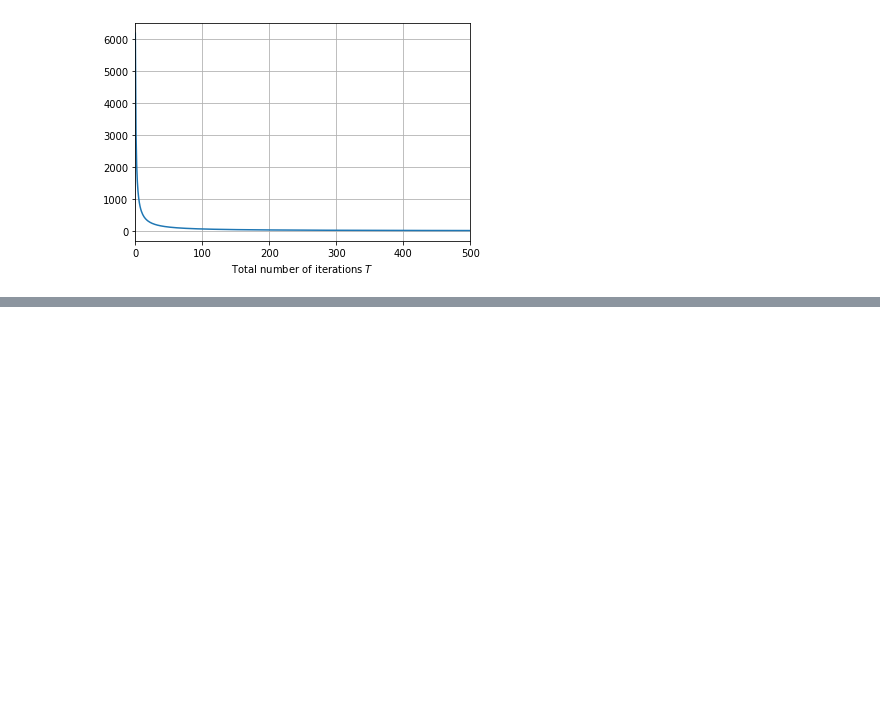
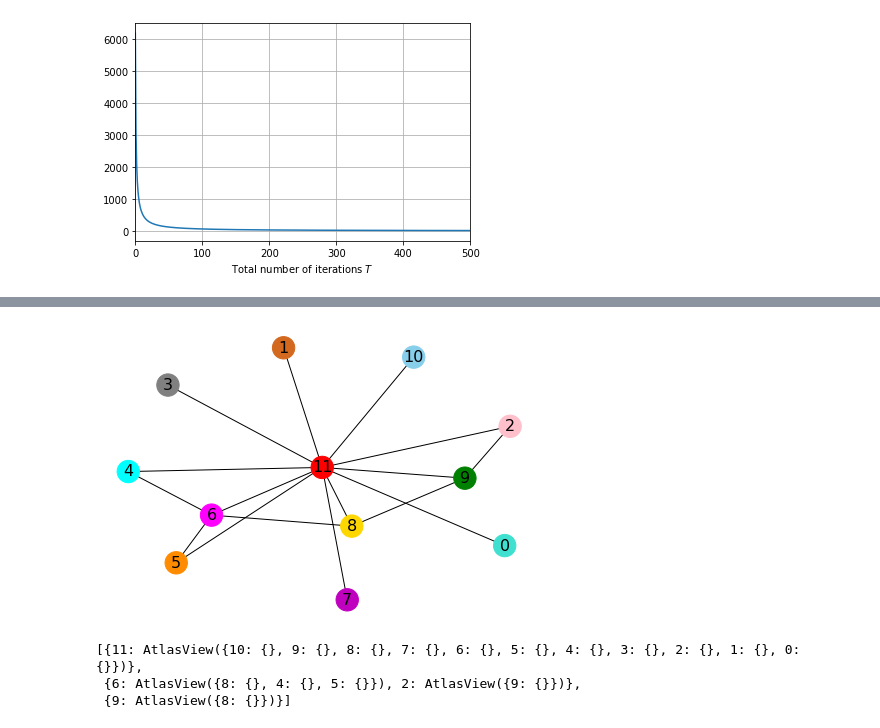
Before and after one commit to Fuzzy-Face/JSAC_FL, a Jupyter notebook: temp.ipynb, the cells around one changed output, grey strips where cells are left out. Cells and saved outputs as stored; diff of their text form; code cells hidden in the pictures; blank space fills up the shorter version.

Commit message:
add sequential scheduler

```diff
--- a/temp.ipynb
+++ b/temp.ipynb
@@ -237,0 +256,6 @@ Generate a partial Hadamard matrix $\boldsymbol{H} \in \{\pm 1\}^{m\times d}$
+# %%
+tilde_d = 2 ** 13
+H = hadamard(tilde_d)
+d = 7850
+m = int(d / 1)
+H_par = H[:m]
@@ -237,0 +265,8 @@ Generate a partial Hadamard matrix $\boldsymbol{H} \in \{\pm 1\}^{m\times d}$
+# %%
+n, p, tilde_d = 1, .5, 2 ** 13
+r = np.random.binomial(n, p, (tilde_d,))
+r[r == 0] = -1
+temp = [H_par[i,:] * r for i in range(m)]
+A = (1 / np.sqrt(m)) * np.array(temp)
+est_theta = m/tilde_d * (A.T  @ (A @ tilde_theta))
+est_theta = est_theta[:d]
@@ -237,0 +287,18 @@ Generate a partial Hadamard matrix $\boldsymbol{H} \in \{\pm 1\}^{m\times d}$
+# %%
+def TwoSectionH(G): # Generate the 2-section of the proposed hypergraph, i.e., H2
+    # VertexH = G.nodes()
+    Hyperedge = [ tuple(sorted([node] + [n for n in G.neighbors(node)]))
+                                    for node in G.nodes() ] # construct a hypergraph each of whose hyperedge consists of a node and its neighbours
+    Hyperedge = list(set(Hyperedge)) # remove any repeated hyperedges
+    H2Edges = [[tuple(sorted(e)) for e in net.complete_graph(he).edges()] for he in Hyperedge] # a list of list of edges of H2
+    temp = [] # remove the inner list
+    for e in H2Edges:
+        temp.extend(e)
+    H2Edges = list(set(temp)) # remove any repeated edges
+
+    H2 = net.Graph()
+    H2.add_nodes_from(G.nodes())
+    H2.add_edges_from(H2Edges)
+    vertex_color_map = net.greedy_color(H2, strategy = 'saturation_largest_first') # vertex coloring H2
+
+    return H2, vertex_color_map
@@ -237,0 +341,17 @@ Generate a partial Hadamard matrix $\boldsymbol{H} \in \{\pm 1\}^{m\times d}$
+# %%
+color_list = ['red', 'skyblue', 'green', 'gold', 'm', 'magenta', 'darkorange', 'cyan','gray', 'pink',
+              'chocolate', 'turquoise', 'olive', 'blueviolet', 'lightgreen', 'brown', 'royalblue', 'limegreen',
+              'darkcyan', 'snow']
+H2, from_node_to_color_id = TwoSectionH(G)
+node_color_pairs = [ color_list[ from_node_to_color_id[node] ] for node in H2.nodes() ]
+net.draw(G, pos, with_labels = True, node_color = node_color_pairs, node_size = 500, font_size = 16)
+# %% [output]
+[figure, added]
+# %%
+temp1 = G.copy()
+schedule_list, Tx_times = seq_scheduling(temp1)
+schedule_list
+# %% [output]
+[{11: AtlasView({10: {}, 9: {}, 8: {}, 7: {}, 6: {}, 5: {}, 4: {}, 3: {}, 2: {}, 1: {}, 0: {}})},
+ {6: AtlasView({8: {}, 4: {}, 5: {}}), 2: AtlasView({9: {}})},
+ {9: AtlasView({8: {}})}]
```
Also changed, not shown: parts of 35 cells of this notebook, 5 other files.
